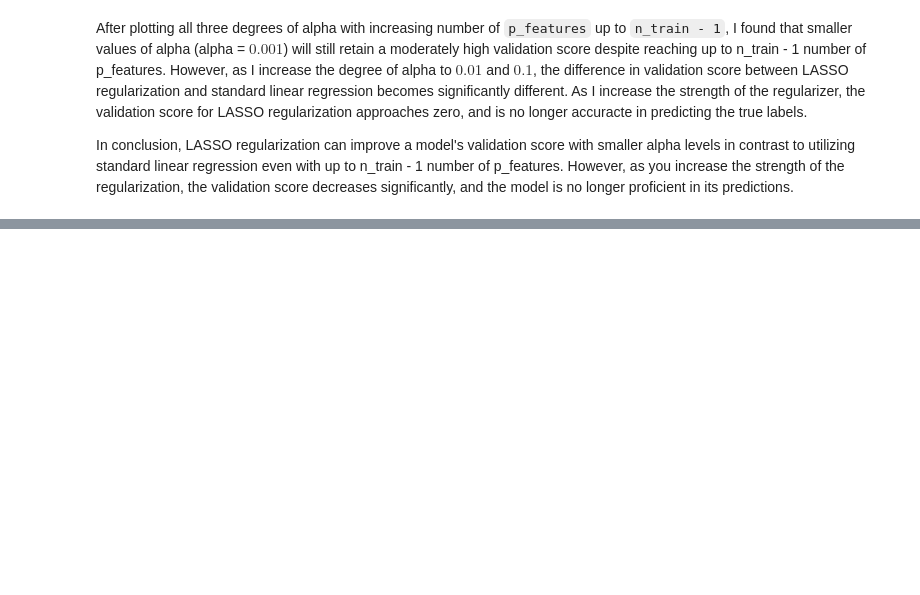
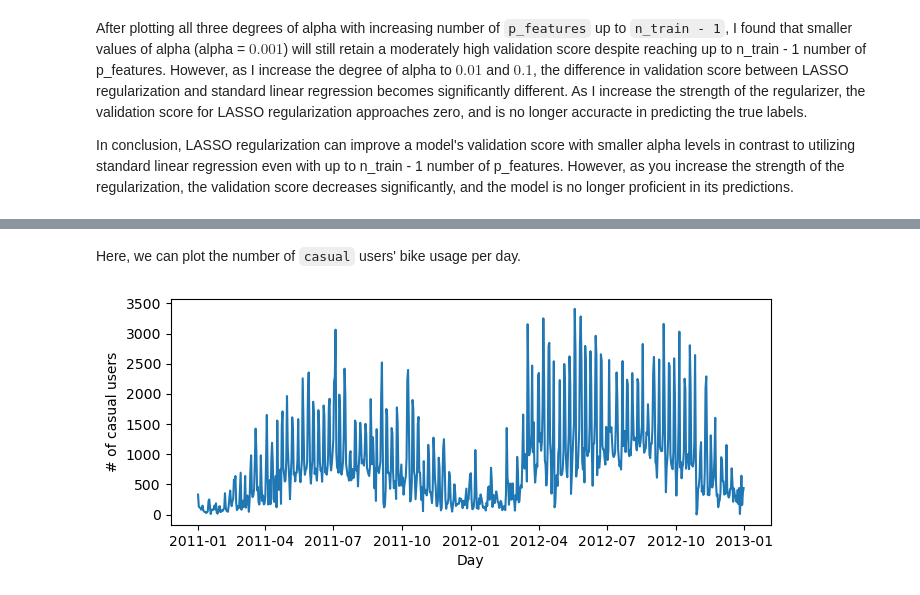
Before and after one commit to kennyerss/kennyerss.github.io, a Jupyter notebook: posts/linear-reg/index.ipynb, the cells around one changed output, grey strips where cells are left out. Drawn from its saved outputs; the diff is of its cells as text; code cells hidden in the pictures; blank space fills up the shorter version.

Commit message:
Finished linear regression with optional bikeshare analysis

```diff
--- a/posts/linear-reg/index.ipynb
+++ b/posts/linear-reg/index.ipynb
@@ -410,0 +411,6 @@ In conclusion, LASSO regularization can improve a model's validation score with
+# %%
+import pandas as pd
+from sklearn.model_selection import train_test_split
+bikeshare = pd.read_csv("https://philchodrow.github.io/PIC16A/datasets/Bike-Sharing-Dataset/day.csv")
+
+bikeshare.head()
@@ -410,0 +424,10 @@ In conclusion, LASSO regularization can improve a model's validation score with
+# %% [markdown]
+Here, we can plot the number of `casual` users' bike usage per day.
+# %%
+import datetime
+fig, ax = plt.subplots(1, figsize = (7, 3))
+ax.plot(pd.to_datetime(bikeshare['dteday']), bikeshare['casual'])
+ax.set(xlabel = "Day", ylabel = "# of casual users")
+l = plt.tight_layout()
+# %% [output]
+[figure, added]
```
Also changed, not shown: parts of 22 cells of this notebook, 15 other files.
